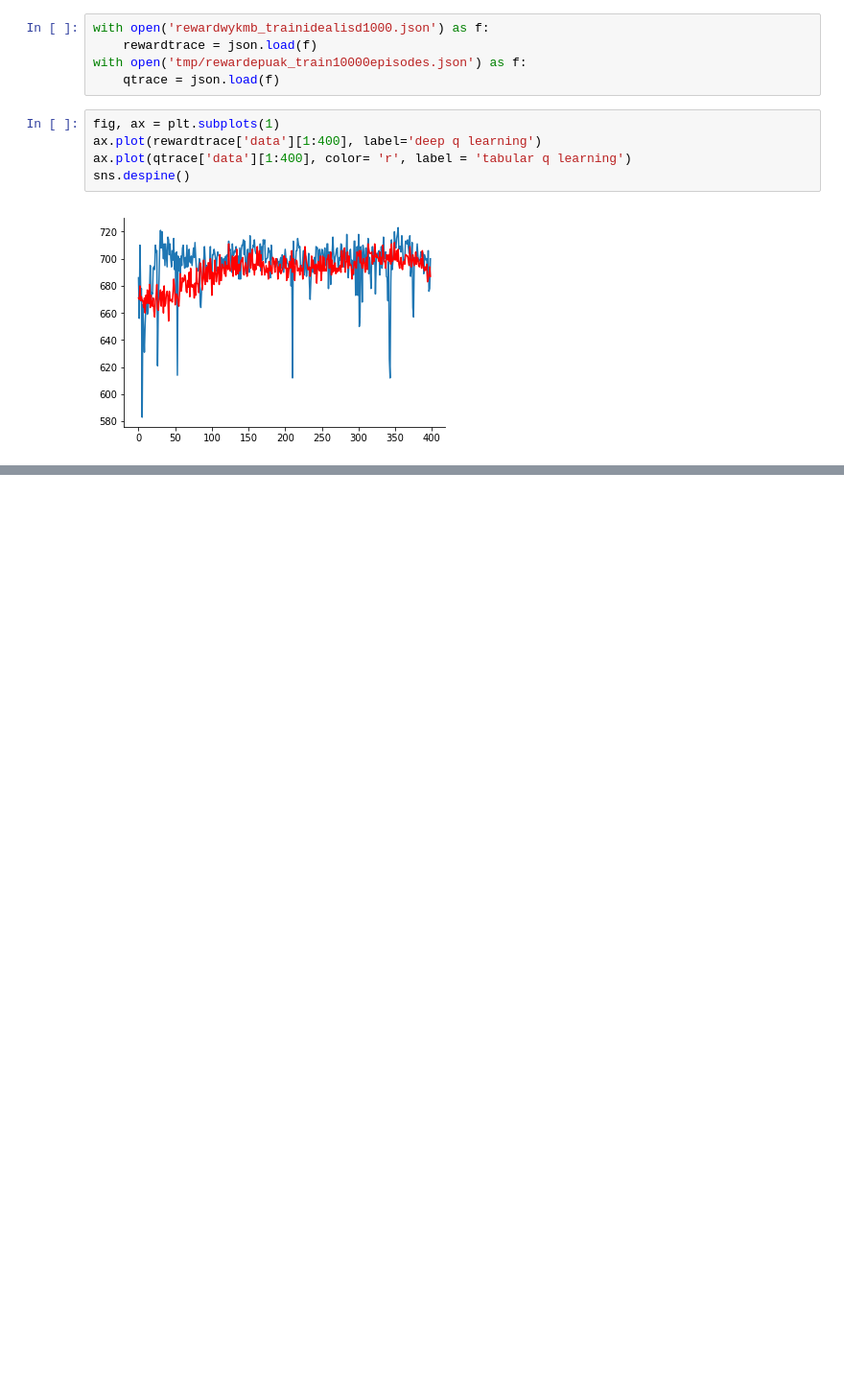
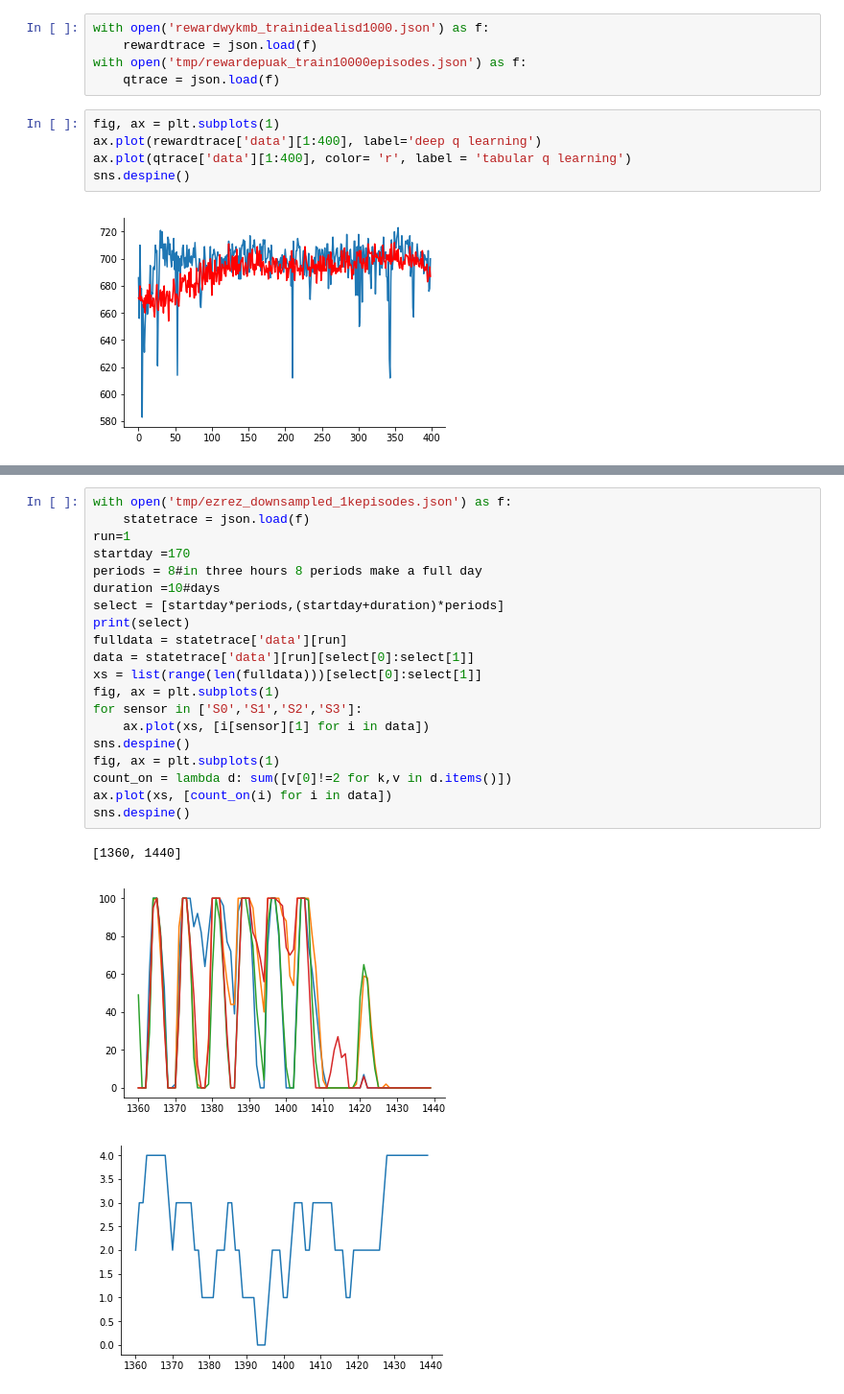
Before and after one commit to jamesjarlathlong/continuous, a Jupyter notebook: plot_results.ipynb, the cells around one changed output, grey strips where cells are left out. Shown at 96% size. Drawn from its saved outputs; the diff is of its cells as text; blank space fills up the shorter version.

```diff
--- a/plot_results.ipynb
+++ b/plot_results.ipynb
@@ -16,0 +26,24 @@ sns.despine()
+# %%
+with open('tmp/ezrez_downsampled_1kepisodes.json') as f:
+    statetrace = json.load(f)
+run=1
+startday =170
+periods = 8#in three hours 8 periods make a full day
+duration =10#days
+select = [startday*periods,(startday+duration)*periods]
+print(select)
+fulldata = statetrace['data'][run]
+data = statetrace['data'][run][select[0]:select[1]]
+xs = list(range(len(fulldata)))[select[0]:select[1]]
+fig, ax = plt.subplots(1)
+for sensor in ['S0','S1','S2','S3']:
+    ax.plot(xs, [i[sensor][1] for i in data])
+sns.despine()
+fig, ax = plt.subplots(1)
+count_on = lambda d: sum([v[0]!=2 for k,v in d.items()])
+ax.plot(xs, [count_on(i) for i in data])
+sns.despine()
+# %% [output]
+[1360, 1440]
+[figure, added]
+[figure, added]
```
Also changed, not shown: parts of 4 cells of this notebook, 22 other files.
